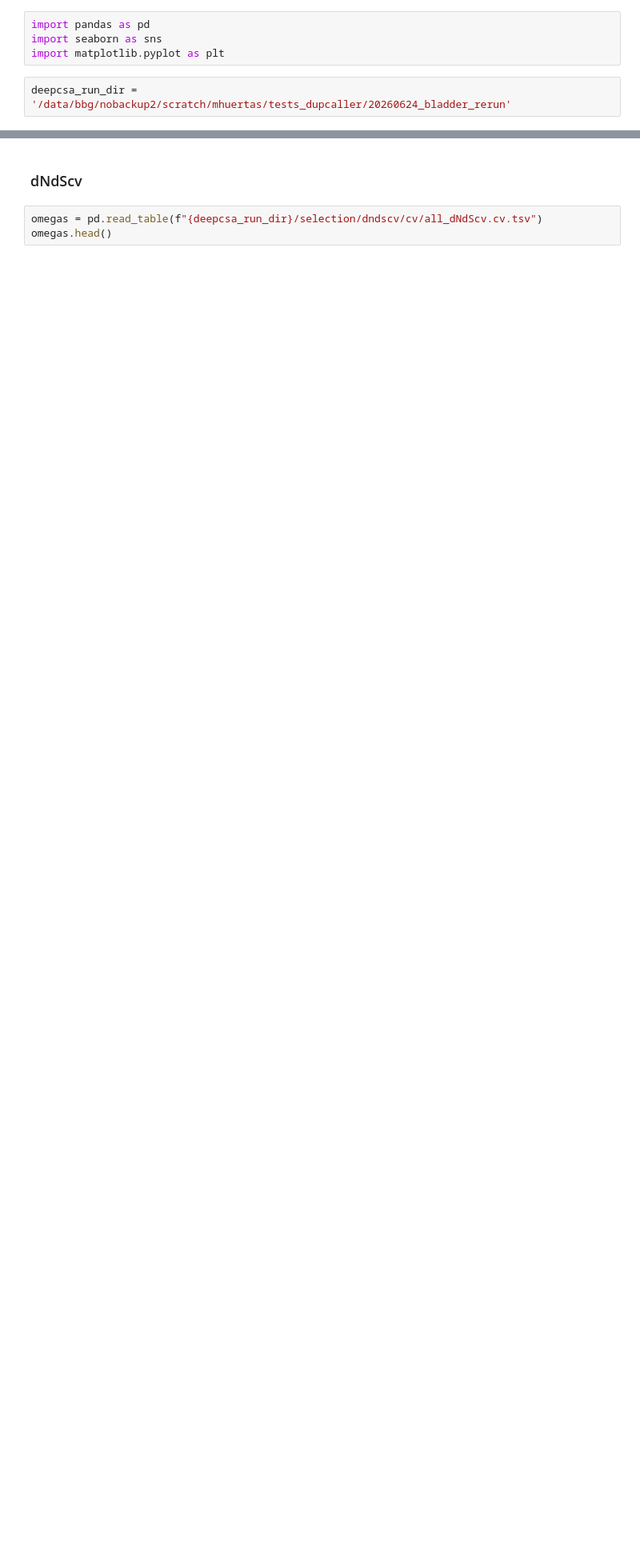
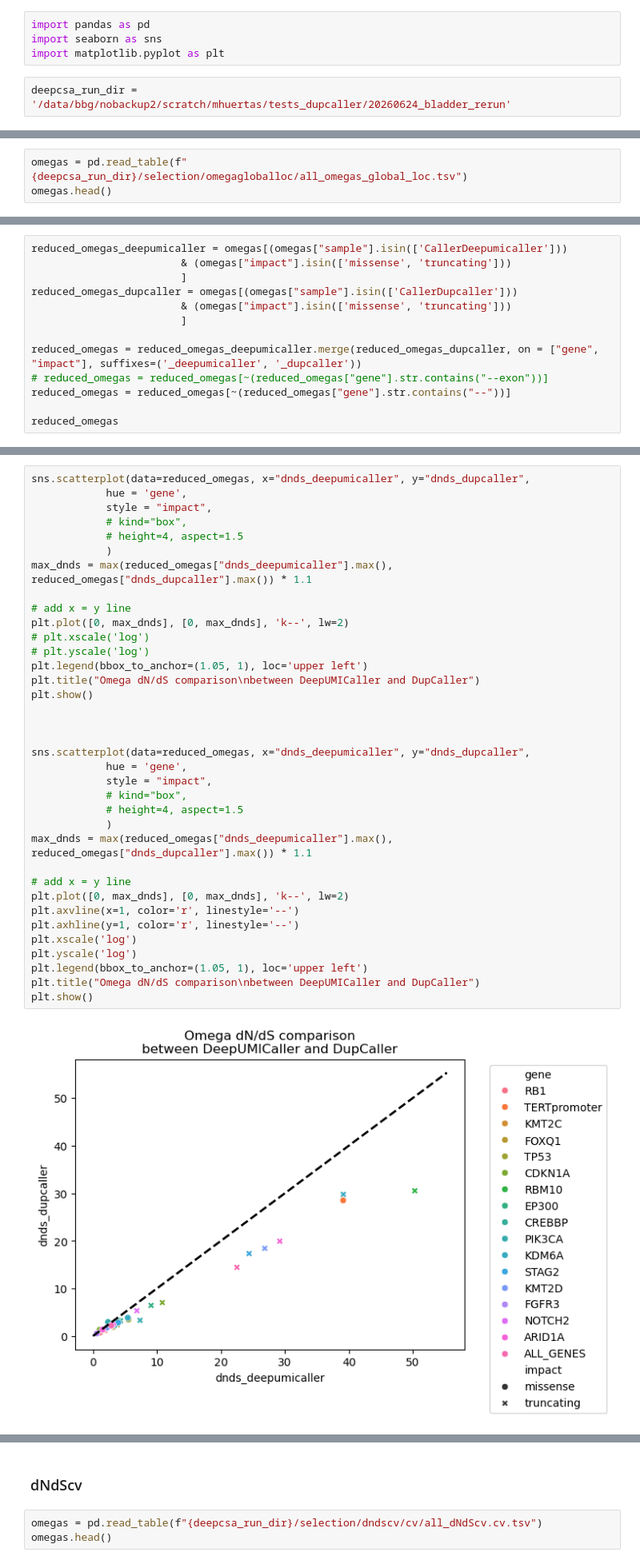
Before and after one commit to bbglab/DeepClone_protocol, a Jupyter notebook: supplementary/extended3/scripts/comparedNdS_updated.ipynb, the cells around one changed output, grey strips where cells are left out. Shown at 80% size. Saved outputs shown, nothing was run; the diff lists cells and outputs as text; blank space fills up the shorter version.

Commit message:
update dNdS comparisons with globalloc

```diff
--- a/supplementary/extended3/scripts/comparedNdS_updated.ipynb
+++ b/supplementary/extended3/scripts/comparedNdS_updated.ipynb
@@ -88,0 +91,3 @@ plt.show()
+# %%
+omegas = pd.read_table(f"{deepcsa_run_dir}/selection/omegagloballoc/all_omegas_global_loc.tsv")
+omegas.head()
@@ -88,0 +101,13 @@ plt.show()
+# %%
+reduced_omegas_deepumicaller = omegas[(omegas["sample"].isin(['CallerDeepumicaller']))
+                        & (omegas["impact"].isin(['missense', 'truncating']))
+                        ]
+reduced_omegas_dupcaller = omegas[(omegas["sample"].isin(['CallerDupcaller']))
+                        & (omegas["impact"].isin(['missense', 'truncating']))
+                        ]
+
+reduced_omegas = reduced_omegas_deepumicaller.merge(reduced_omegas_dupcaller, on = ["gene", "impact"], suffixes=('_deepumicaller', '_dupcaller'))
+# reduced_omegas = reduced_omegas[~(reduced_omegas["gene"].str.contains("--exon"))]
+reduced_omegas = reduced_omegas[~(reduced_omegas["gene"].str.contains("--"))]
+
+reduced_omegas
@@ -88,0 +132,38 @@ plt.show()
+# %%
+sns.scatterplot(data=reduced_omegas, x="dnds_deepumicaller", y="dnds_dupcaller",
+            hue = 'gene',
+            style = "impact",
+            # kind="box",
+            # height=4, aspect=1.5
+            )
+max_dnds = max(reduced_omegas["dnds_deepumicaller"].max(), reduced_omegas["dnds_dupcaller"].max()) * 1.1
+
+# add x = y line
+plt.plot([0, max_dnds], [0, max_dnds], 'k--', lw=2)
+# plt.xscale('log')
+# plt.yscale('log')
+plt.legend(bbox_to_anchor=(1.05, 1), loc='upper left')
+plt.title("Omega dN/dS comparison\nbetween DeepUMICaller and DupCaller")
+plt.show()
+
+
+
+sns.scatterplot(data=reduced_omegas, x="dnds_deepumicaller", y="dnds_dupcaller",
+            hue = 'gene',
+            style = "impact",
+            # kind="box",
+            # height=4, aspect=1.5
+            )
+max_dnds = max(reduced_omegas["dnds_deepumicaller"].max(), reduced_omegas["dnds_dupcaller"].max()) * 1.1
+
+# add x = y line
+plt.plot([0, max_dnds], [0, max_dnds], 'k--', lw=2)
+plt.axvline(x=1, color='r', linestyle='--')
+plt.axhline(y=1, color='r', linestyle='--')
+plt.xscale('log')
+plt.yscale('log')
+plt.legend(bbox_to_anchor=(1.05, 1), loc='upper left')
+plt.title("Omega dN/dS comparison\nbetween DeepUMICaller and DupCaller")
+plt.show()
+# %% [output]
+[figure, added]
```
Also changed, not shown: parts of 15 cells of this notebook.
